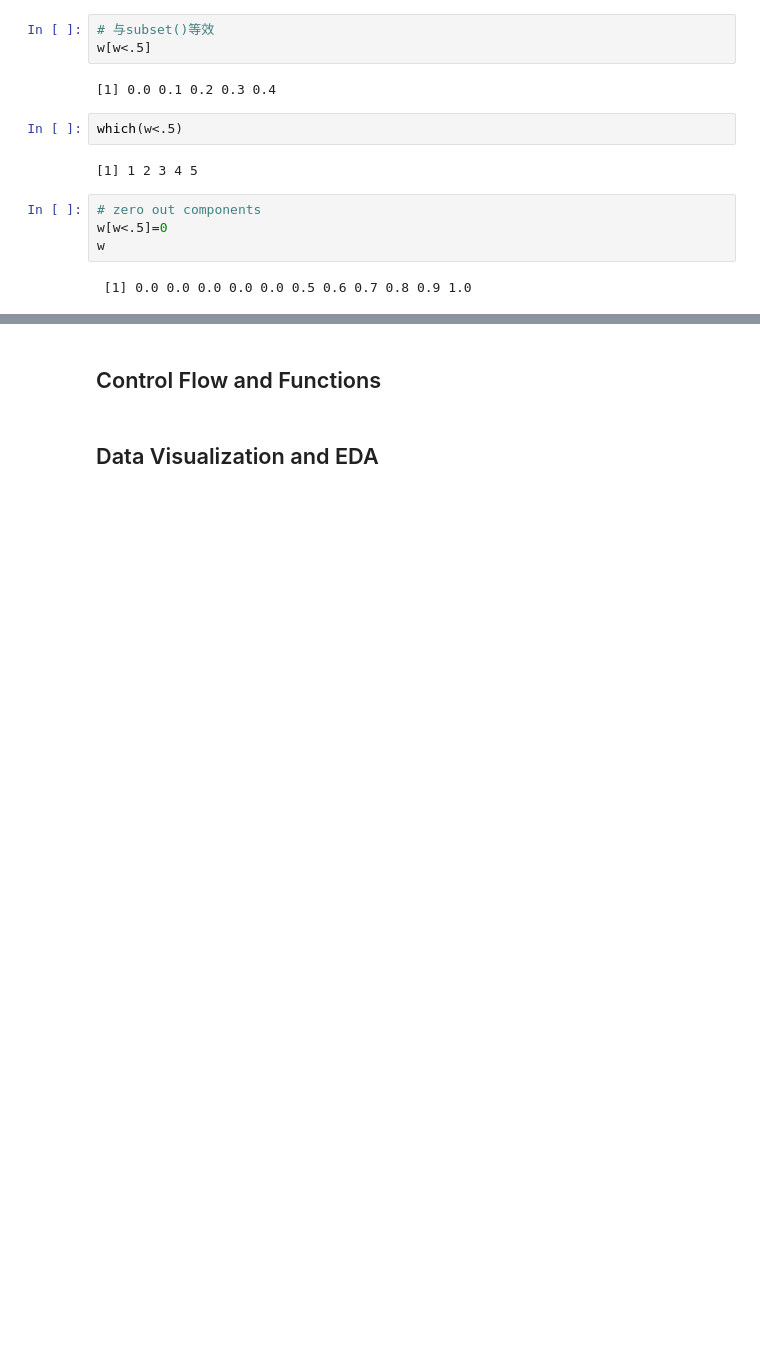
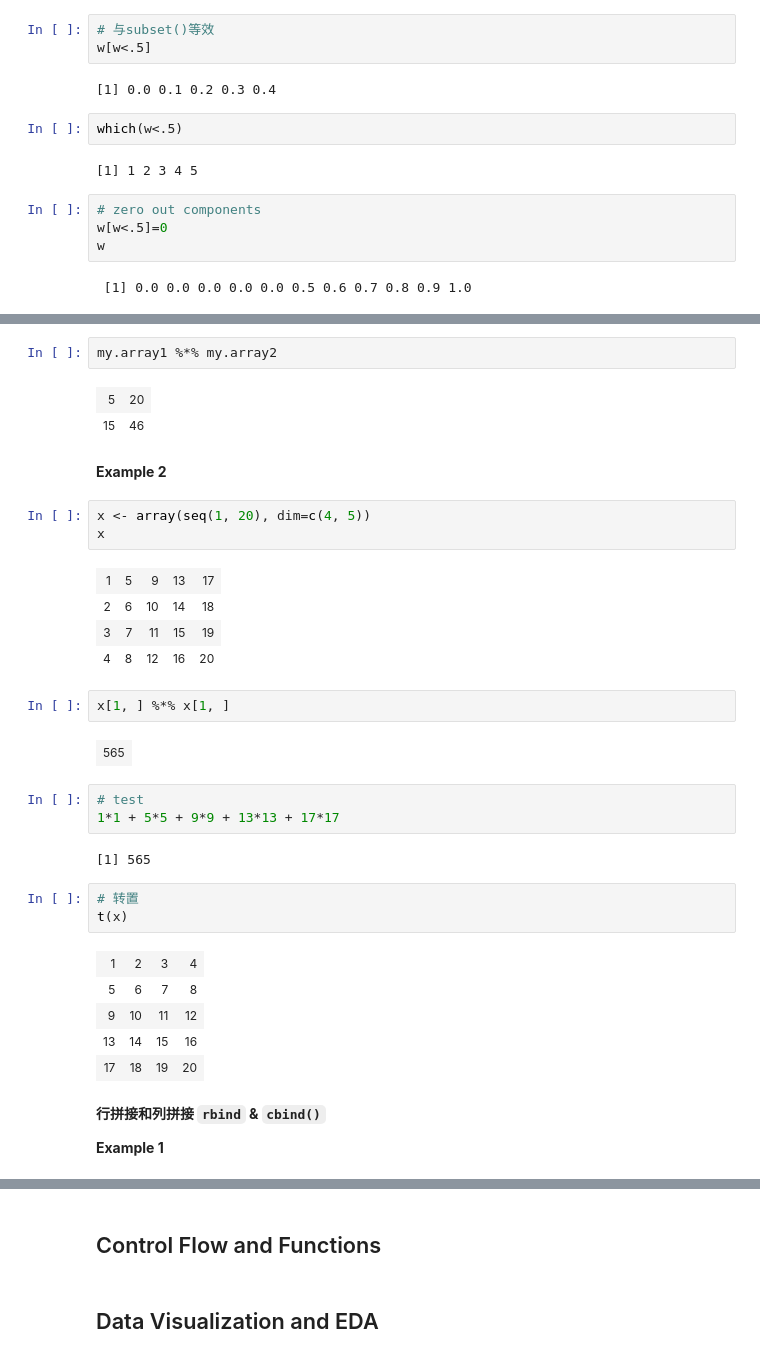
Before and after one commit to Alex-YuZ/R_Fundamentals, a Jupyter notebook: R_Basics.ipynb, the cells around one changed output, grey strips where cells are left out. Cells and saved outputs as stored; diff of their text form; blank space fills up the shorter version.

```diff
--- a/R_Basics.ipynb
+++ b/R_Basics.ipynb
@@ -241,0 +324,38 @@ w
+# %%
+my.array1 %*% my.array2
+# %% [output]
+| 5 | 20 |
+| 15 | 46 |
+# %% [markdown]
+**Example 2**
+# %%
+x <- array(seq(1, 20), dim=c(4, 5))
+x
+# %% [output]
+| 1 | 5 | 9 | 13 | 17 |
+| 2 | 6 | 10 | 14 | 18 |
+| 3 | 7 | 11 | 15 | 19 |
+| 4 | 8 | 12 | 16 | 20 |
+# %%
+x[1, ] %*% x[1, ]
+# %% [output]
+| 565 |
+# %%
+# test
+1*1 + 5*5 + 9*9 + 13*13 + 17*17
+# %% [output]
+[1] 565
+# %%
+# 转置
+t(x)
+# %% [output]
+| 1 | 2 | 3 | 4 |
+| 5 | 6 | 7 | 8 |
+| 9 | 10 | 11 | 12 |
+| 13 | 14 | 15 | 16 |
+| 17 | 18 | 19 | 20 |
+# %% [markdown]
+<a id='array4'></a>
+**行拼接和列拼接 `rbind` & `cbind()`**
+
+**Example 1**
```
Also changed, not shown: parts of 25 cells of this notebook.
